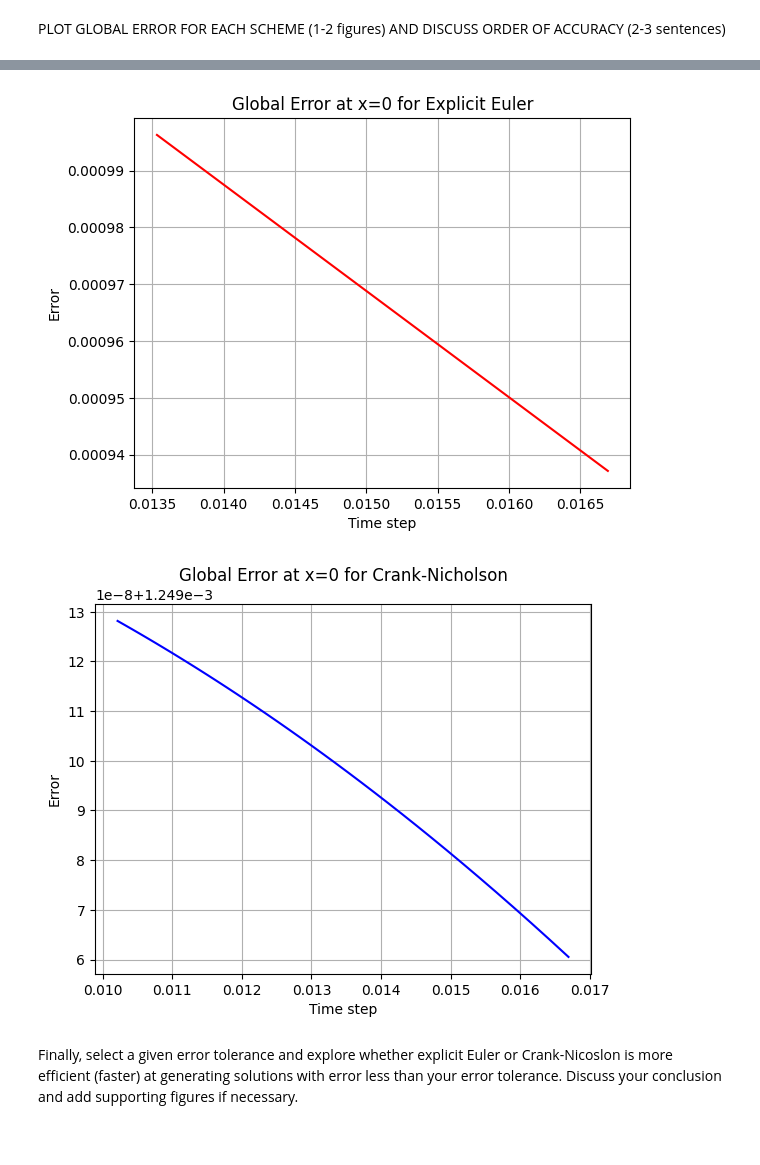
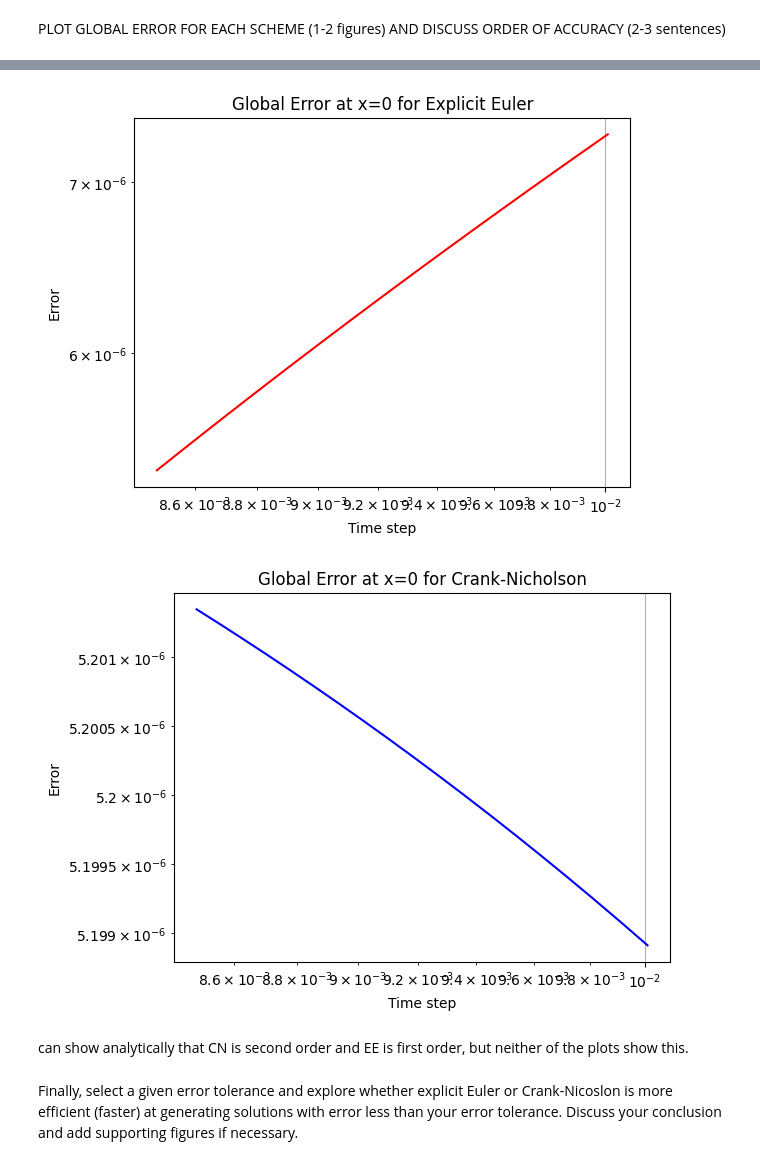
Before and after one commit to hesoane123-dev/QCES, a Jupyter notebook: Project1_numerical_methods.ipynb, the cells around one changed output, grey strips where cells are left out. Cells and saved outputs as stored; diff of their text form; code cells hidden in the pictures.

```diff
--- a/Project1_numerical_methods.ipynb
+++ b/Project1_numerical_methods.ipynb
@@ -309,10 +306,10 @@ Next, we will examine the accuracy of the numerical methods used above. In order
 # Add code to plot exact and numerical solutions
 t_ic = 10
 
-def conc(x,t,z):
+def true_solution(x,t,z):
   return (1/(4*np.pi*z*(t+t_ic)))**(1/2)*np.exp(-(np.square(x))/(4*z*(t+t_ic)))
 
-y = conc(x,10,kappa)
+y = true_solution(x,10,kappa)
 
 
 plt.plot(x,c_EE[:,999],'r-')
@@ -340,40 +337,39 @@ PLOT GLOBAL ERROR FOR EACH SCHEME (1-2 figures) AND DISCUSS ORDER OF ACCURACY (2
 # %%
 # Add code to plot error here
 
-euler_error = np.zeros(50)
-CN_error = np.zeros(50)
-N = np.arange(500,1000,10)
-stepsize = 10/(N-1)
+euler_error = np.zeros(20)
+CN_error = np.zeros(20)
+N = np.arange(1000,1200,10)
+stepsize = np.divide(10,N-1)
 
-def conc(x,t,z):
-  return (4*np.pi*z*(t+t_ic))**(-1/2)*np.exp(-(np.square(x))/(4*z*(t+t_ic)))
+def true_solution(x,t,z):
+  return (4*np.pi*z*(t+t_ic))**(-1/2)*np.exp((-x**2)/(4*z*(t+t_ic)))
 
 t_start = 0  # start time (note that this is not the same time used to evaluate the exact solution to set the ICs)
 t_end = 10  # end time
 x_start = -1
 x_end = 1
-Nx = 101 #making the spatial step very small so that it has negligible effect on the temporal error
+Nx = 401
 
-
-for i in range(49):
+for i in range(20):
   Nt = N[i]
   t = np.linspace(t_start, t_end, Nt)
   x = np.linspace(x_start, x_end, Nx)
-  zero_index = np.argmin(np.abs(x))
   c_EE = EE(x, t, kappa)
   c_CN = CN(x, t, kappa)
-  euler_error[i] = np.abs(conc(0,t_end,kappa) - c_EE[zero_index,-1])
-  CN_error[i] = np.abs(conc(0,t_end,kappa) - c_CN[zero_index,-1])
+  arg = int(3/4*(Nx-1))
+  euler_error[i] = np.abs(true_solution(0.5,t_end,kappa) - c_EE[300,-1])
+  CN_error[i] = np.abs(true_solution(0.5,t_end,kappa) - c_CN[300,-1])
 
 
-plt.plot(stepsize[10:25], euler_error[10:25], 'r-')
+plt.loglog(stepsize[0:19], euler_error[0:19], 'r-')
 plt.ylabel('Error')
 plt.xlabel('Time step')
 plt.title('Global Error at x=0 for Explicit Euler')
 plt.grid()
 plt.show()
 
-plt.plot(stepsize[10:49], CN_error[10:49],'b-')
+plt.loglog(stepsize[0:19], CN_error[0:19],'b-')
 plt.ylabel('Error')
 plt.xlabel('Time step')
 plt.title('Global Error at x=0 for Crank-Nicholson')
@@ -400,4 +396,6 @@ Crank-Nicolson method took 0.04 seconds
-[figure, old version]
+[figure, new version]
-[figure, old version]
+[figure, new version]
+# %% [markdown]
+can show analytically that CN is second order and EE is first order, but neither of the plots show this.
 # %% [markdown]
 Finally, select a given error tolerance and explore whether explicit Euler or Crank-Nicoslon is more efficient (faster) at generating solutions with error less than your error tolerance. Discuss your conclusion and add supporting figures if necessary.
```
Also changed, not shown: parts of 6 cells of this notebook.
